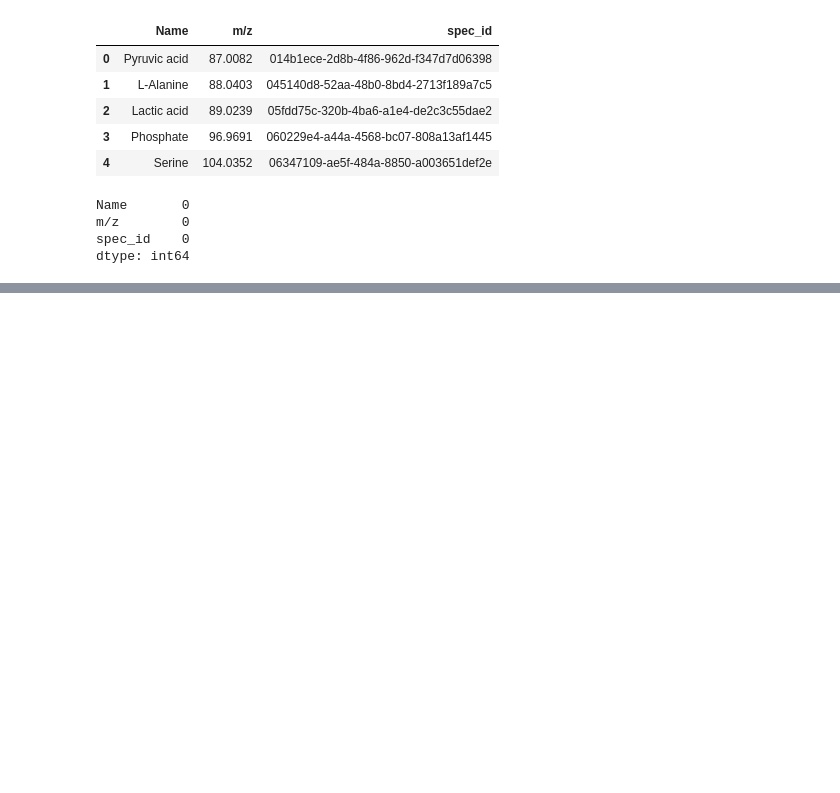
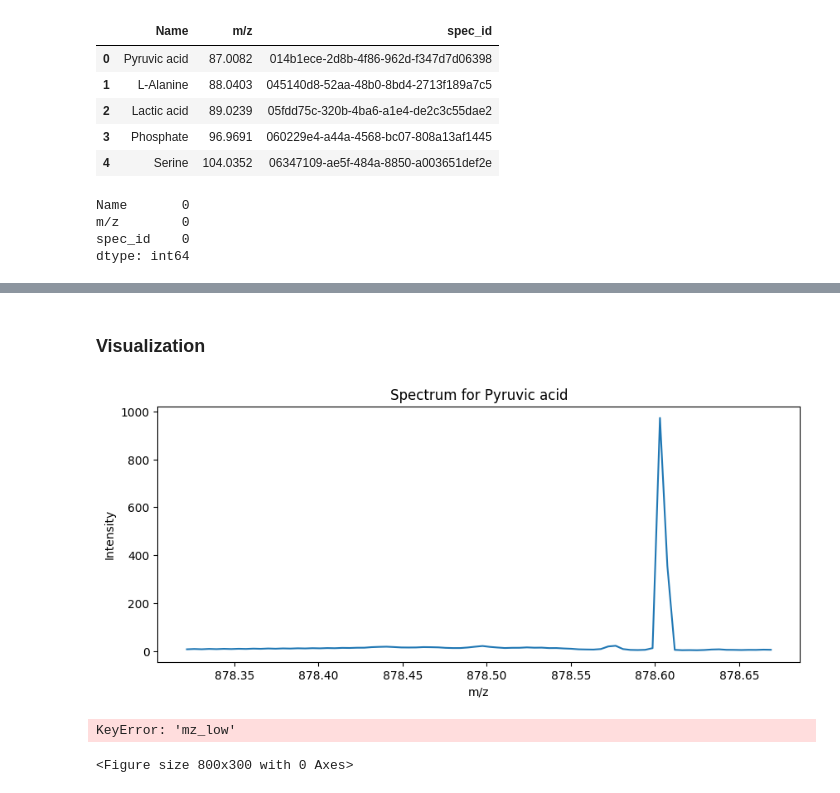
Before and after one commit to Nikhitha-N/protein_spectrometry_data, a Jupyter notebook: training.ipynb, the cells around one changed output, grey strips where cells are left out. Cells and saved outputs as stored; diff of their text form; code cells hidden in the pictures; blank space fills up the shorter version.

```diff
--- a/training.ipynb
+++ b/training.ipynb
@@ -109,3 +109,17 @@ Name       0
 m/z        0
 spec_id    0
 dtype: int64
+# %%
+# loading npz
+spec_id=df1.loc[0,'spec_id']
+npz_path=os.path.join(npz_dir,f"{spec_id}.npz")
+
+with np.load(npz_path) as npz:
+    mz = npz['mz']
+    intensities = npz['intensities']
+
+print("\nFirst Spec ID:", spec_id)
+print("m/z shape:", mz.shape)
+print("Intensity shape:", intensities.shape)
+print("\nSample m/z values:", mz[:10])
+print("Sample intensities:", intensities[:10])
@@ -111,0 +135,25 @@ dtype: int64
+# %% [markdown]
+### Visualization
+# %%
+import matplotlib.pyplot as plt
+
+compound = df1.loc[0]["Name"]
+
+plt.figure(figsize=(10, 4))
+plt.plot(mz, intensities)
+plt.title(f"Spectrum for {compound}")
+plt.xlabel("m/z")
+plt.ylabel("Intensity")
+plt.show()
+# %% [output]
+[figure, added]
+# %%
+plt.figure(figsize=(8, 3))
+plt.hist(df1["mz_low"], bins=30, color="skyblue", edgecolor="black")
+plt.title("Histogram of mz_low")
+plt.xlabel("mz_low")
+plt.ylabel("Frequency")
+plt.show()
+# %% [output]
+KeyError: 'mz_low'
+<Figure size 800x300 with 0 Axes>
```
Also changed, not shown: parts of 1 cell of this notebook, 3 other files.
